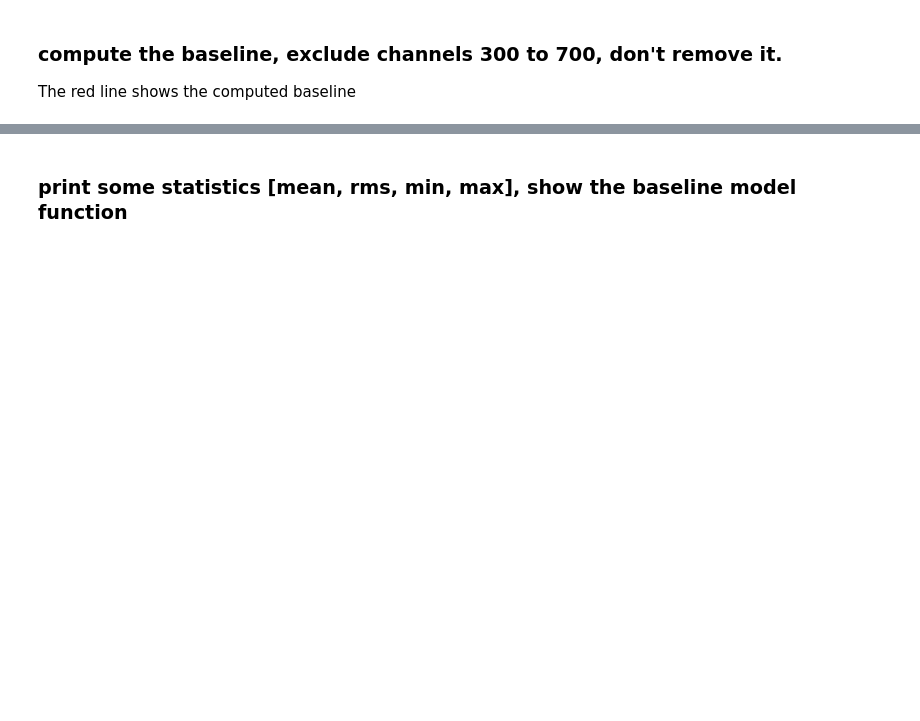
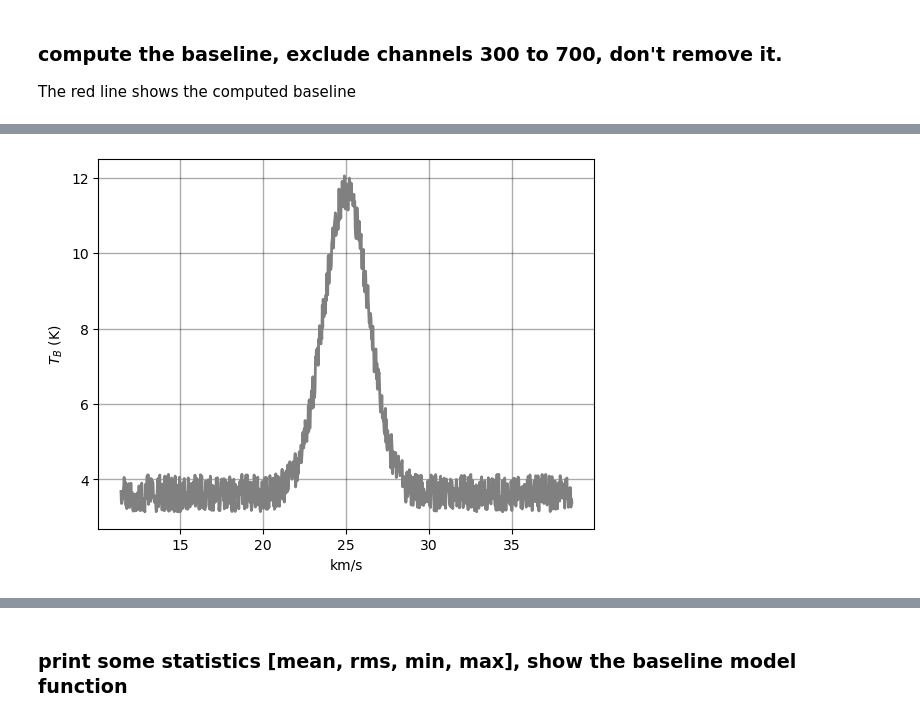
Before and after one commit to GreenBankObservatory/dysh, a Jupyter notebook: notebooks/test_spectra.ipynb, the cells around one changed output, grey strips where cells are left out. Saved outputs shown, nothing was run; the diff lists cells and outputs as text; code cells hidden in the pictures; blank space fills up the shorter version.

```diff
--- a/notebooks/test_spectra.ipynb
+++ b/notebooks/test_spectra.ipynb
@@ -29,0 +67,4 @@ The red line shows the computed baseline
+# %%
+p.plot(color='gray',grid=True,xaxis_unit="km/s")
+# %% [output]
+[figure, added]
```
Also changed, not shown: parts of 39 cells of this notebook, 3 other files.
